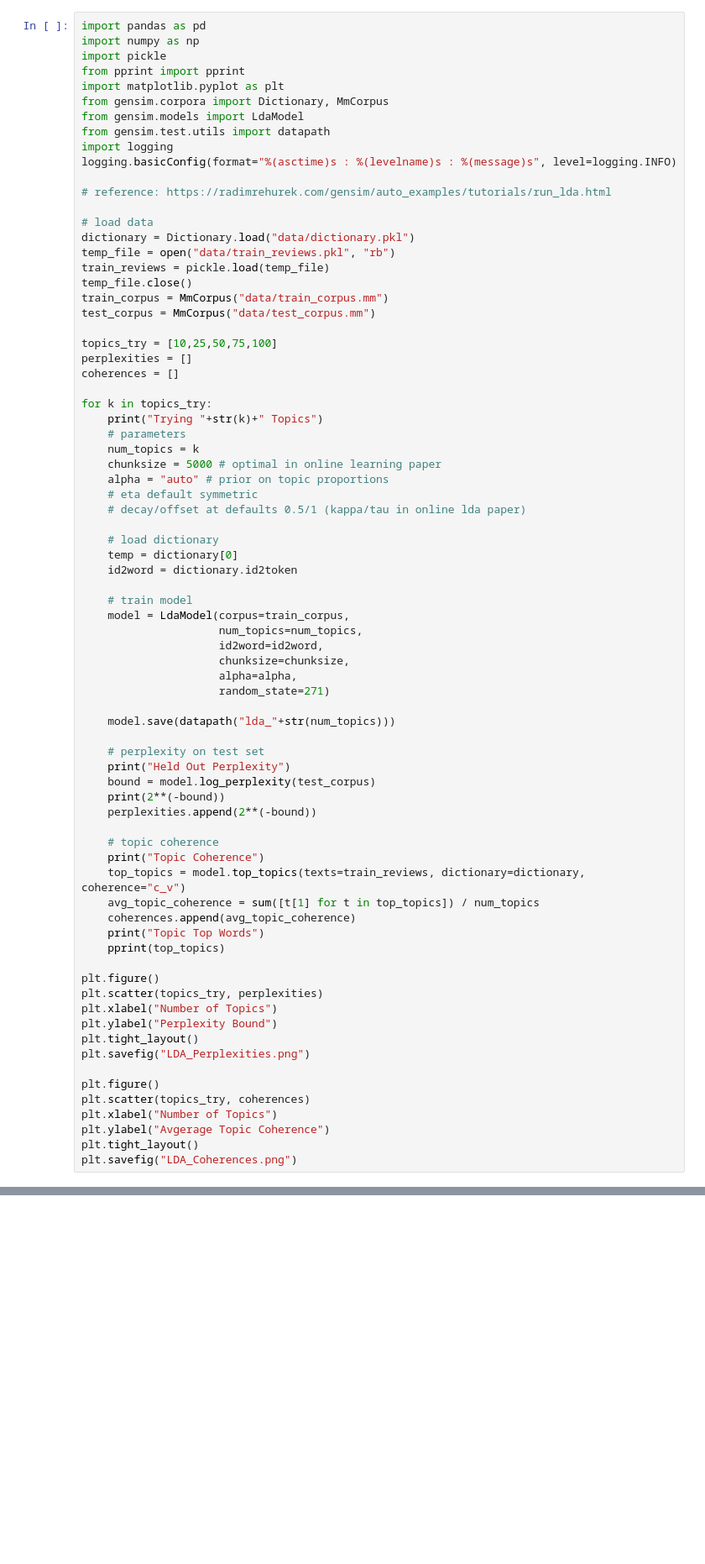
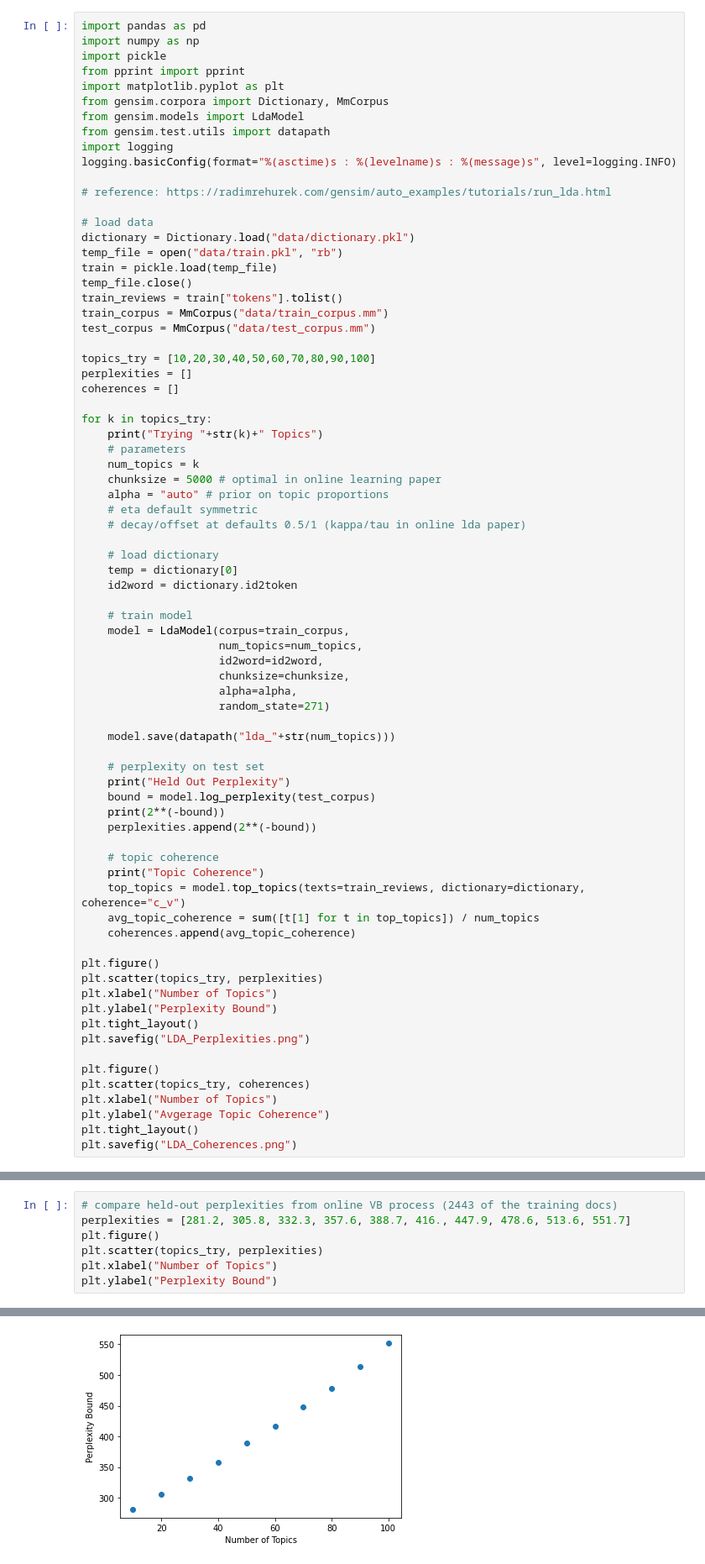
Before and after one commit to bridgetdaly/goodreads_LDA, a Jupyter notebook: lda.ipynb, the cells around one changed output, grey strips where cells are left out. Shown: that part at 84% size. Drawn from its saved outputs; the diff is of its cells as text; blank space fills up the shorter version.

```diff
--- a/lda.ipynb
+++ b/lda.ipynb
@@ -14,13 +14,14 @@ logging.basicConfig(format="%(asctime)s : %(levelname)s : %(message)s", level=lo
 
 # load data
 dictionary = Dictionary.load("data/dictionary.pkl")
-temp_file = open("data/train_reviews.pkl", "rb")
-train_reviews = pickle.load(temp_file)
+temp_file = open("data/train.pkl", "rb")
+train = pickle.load(temp_file)
 temp_file.close()
+train_reviews = train["tokens"].tolist()
 train_corpus = MmCorpus("data/train_corpus.mm")
 test_corpus = MmCorpus("data/test_corpus.mm")
 
-topics_try = [10,25,50,75,100]
+topics_try = [10,20,30,40,50,60,70,80,90,100]
 perplexities = []
 coherences = []
 
@@ -58,8 +59,6 @@ for k in topics_try:
     top_topics = model.top_topics(texts=train_reviews, dictionary=dictionary, coherence="c_v")
     avg_topic_coherence = sum([t[1] for t in top_topics]) / num_topics
     coherences.append(avg_topic_coherence)
-    print("Topic Top Words")
-    pprint(top_topics)
 
 plt.figure()
 plt.scatter(topics_try, perplexities)
@@ -170,0 +154,8 @@ Topic Coherence
+# %%
+# compare held-out perplexities from online VB process (2443 of the training docs)
+perplexities = [281.2, 305.8, 332.3, 357.6, 388.7, 416., 447.9, 478.6, 513.6, 551.7]
+plt.figure()
+plt.scatter(topics_try, perplexities)
+plt.xlabel("Number of Topics")
+plt.ylabel("Perplexity Bound")
+# %% [output]
@@ -170,0 +163 @@ Topic Coherence
+[figure, added]
```
Also changed, not shown: parts of 2 cells of this notebook, 4 other files.
